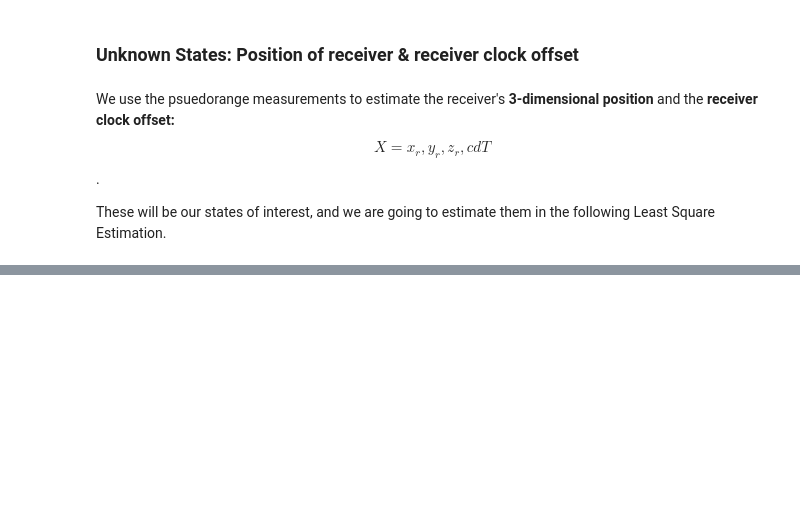
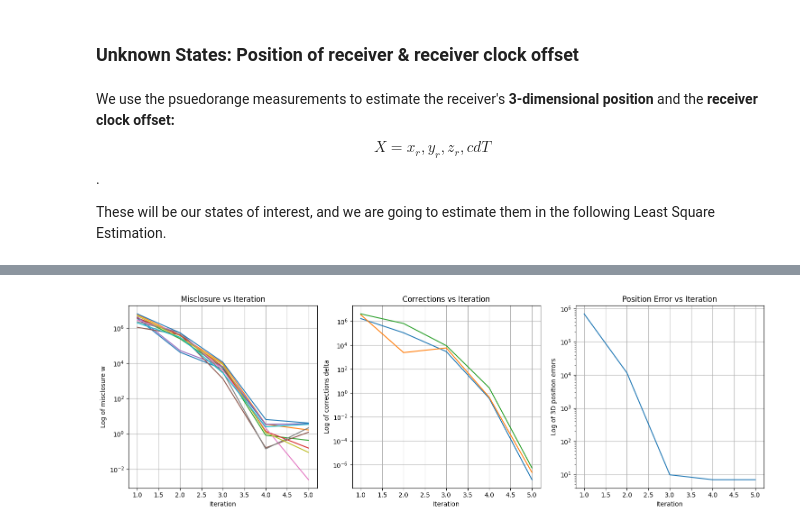
Before and after one commit to ericakuamoah06/engg680_2024_fall, a Jupyter notebook: Lab_Assignment2/Assignment2.ipynb, the cells around one changed output, grey strips where cells are left out. Drawn from its saved outputs; the diff is of its cells as text; code cells hidden in the pictures; blank space fills up the shorter version.

```diff
--- a/Lab_Assignment2/Assignment2.ipynb
+++ b/Lab_Assignment2/Assignment2.ipynb
@@ -285,7 +369,8 @@ P = #...
 # step 4
 # set the initial states as zeros:
 # (1 mark)
-x_0 = #...
+
+x_0 = np.zeros(m)
 # %%
 # step 5
 # GroundTruth coordiantes of the receiver
@@ -294,10 +380,11 @@ GroundTruth=np.array([-1633489.37967725,	-3651627.18250363,	4952481.61954918])
 # step 6
 # initialize the corrections array as ones, iteration loop counter i as zero and related arrays
 # (2 mark)
-delta = #...
-i = #...
+
+delta = np.ones(m)
+i = 0
 arr_w = []
-arr_delta=[]
+arr_delta = []
 arr_err_pos = []
 arr_i = []
 x_hat = x_0.copy()
@@ -308,11 +395,17 @@ x_hat = x_0.copy()
 # the function should return an array of distance between satellites and receiver
 # you can either use the numpy function or code the math manually
 # (1 marks)
+
 def euclidean_norm(receiver_pos, satellite_pos):
-  #...
-  return distance
+    return np.linalg.norm(satellite_pos - receiver_pos, axis=1)
 # %%
 # step 8
 # define a function named design_matrix which computes the design matrix A of this LSE problem
 # the input of this funciton should be: estimated states array, satellites positions array and geometric distance array
 # the function should return an two-dimensional array which represents the design matrix A
+
+def design_matrix(r_pos, s_pos, rho):
+    A = np.zeros((len(s_pos), 3))
+    for j in range(len(s_pos)):
+        A[j] = (r_pos - s_pos[j]) / rho[j]
+    return A
@@ -363,0 +520,43 @@ NameError: name 'x_hat' is not defined
+# %%
+# step 12
+# Using the imported matplotlib, plot the following (3 marks in total). Make sure to include proper axes information, legend, grid lines and title.
+
+plt.figure(figsize=(15, 5))
+
+# 1. Plot log of the misclosure w against the LSQ iteration number i
+# (1 marks)
+
+plt.subplot(131)
+plt.semilogy(arr_i, np.abs(arr_w))
+plt.xlabel('Iteration')
+plt.ylabel('Log of misclosure w')
+plt.title('Misclosure vs Iteration')
+plt.grid(True)
+
+
+# 2. Plot log of the corrections delta against the LSQ iteration number i
+# (1 marks)
+
+plt.subplot(132)
+plt.semilogy(arr_i, np.abs(arr_delta))
+plt.xlabel('Iteration')
+plt.ylabel('Log of corrections delta')
+plt.title('Corrections vs Iteration')
+plt.grid(True)
+
+
+# 3. Plot log of the 3D position errors against the LSQ iteration number i
+# (1 marks)
+
+plt.subplot(133)
+plt.semilogy(arr_i, arr_err_pos)
+plt.xlabel('Iteration')
+plt.ylabel('Log of 3D position errors')
+plt.title('Position Error vs Iteration')
+plt.grid(True)
+
+
+plt.tight_layout()
+plt.show()
+# %% [output]
+[figure, added]
```
Also changed, not shown: parts of 26 cells of this notebook.
